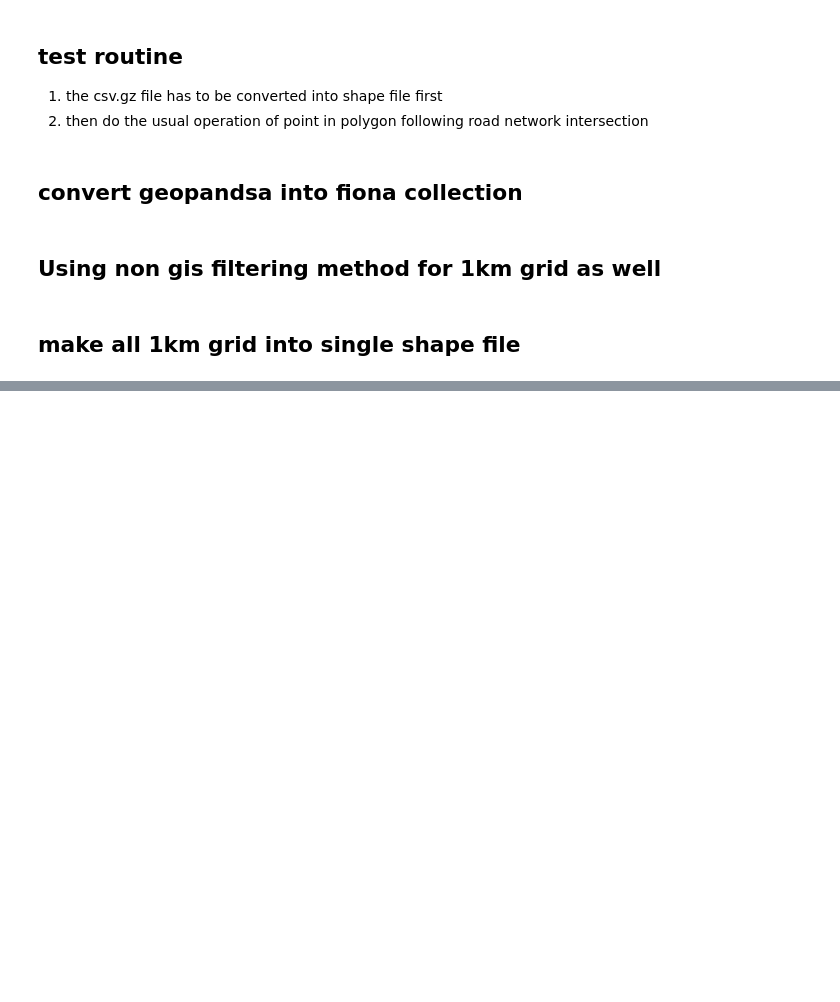
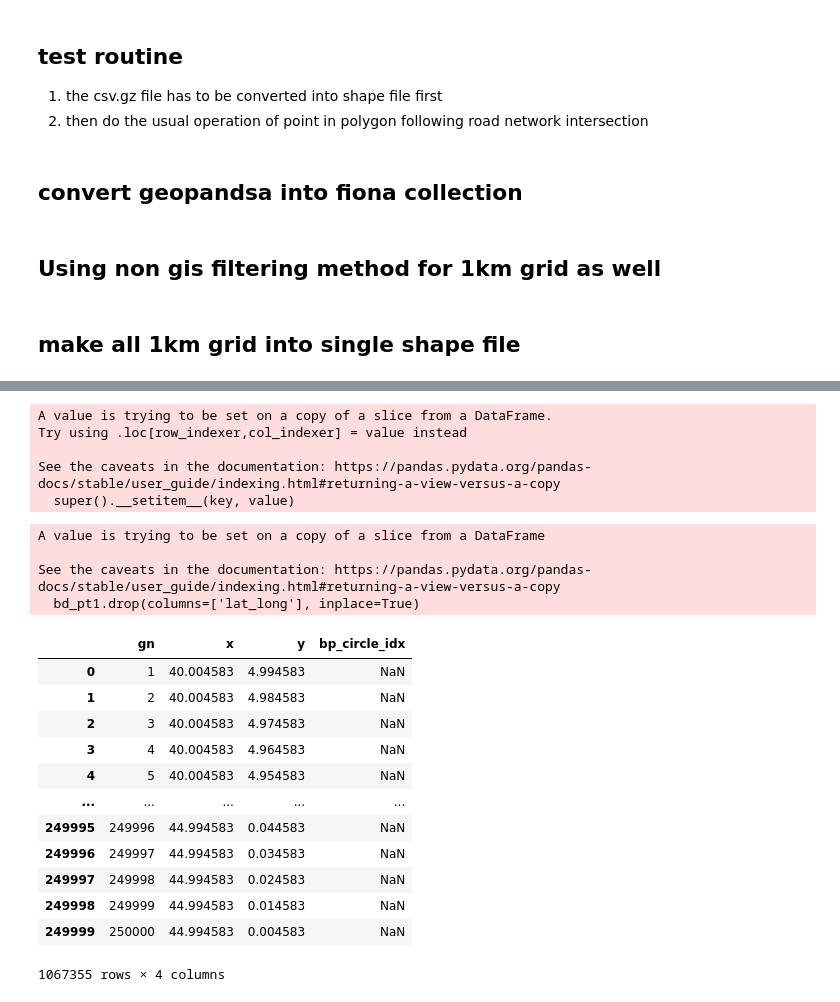
Before and after one commit to icpac-igad/ea-ibf-climada, a Jupyter notebook: exposure/building_footprint/building_footprint.ipynb, the cells around one changed output, grey strips where cells are left out. Saved outputs shown, nothing was run; the diff lists cells and outputs as text; code cells hidden in the pictures; blank space fills up the shorter version.

```diff
--- a/exposure/building_footprint/building_footprint.ipynb
+++ b/exposure/building_footprint/building_footprint.ipynb
@@ -782,0 +823,43 @@ db
+# %%
+grid_db1['length'] = grid_db1['bp_circle_idx'].str.len()
+#db=grid_db1.iloc[grid_db1['length'].max()]
+#db
+#grid_db1['length'].max()
+#db
+db=grid_db1[grid_db1['length']==8255]
+db_list=db['bp_circle_idx'].tolist()
+bd_pt1=bd_pt.iloc[db_list[0]]
+# %% [output]
+A value is trying to be set on a copy of a slice from a DataFrame.
+Try using .loc[row_indexer,col_indexer] = value instead
+
+See the caveats in the documentation: https://pandas.pydata.org/pandas-docs/stable/user_guide/indexing.html#returning-a-view-versus-a-copy
+  super().__setitem__(key, value)
+# %%
+#bd_pt1
+bd_pt1.drop(columns=['lat_long'], inplace=True)
+gdf=gp.GeoDataFrame(bd_pt1,geometry=gp.points_from_xy(bd_pt1.longitude,bd_pt1.latitude))
+gdf.to_file('/home/data_folder/points_s2_level_4_gzip/km_intersection/test2.shp')
+# %% [output]
+A value is trying to be set on a copy of a slice from a DataFrame
+
+See the caveats in the documentation: https://pandas.pydata.org/pandas-docs/stable/user_guide/indexing.html#returning-a-view-versus-a-copy
+  bd_pt1.drop(columns=['lat_long'], inplace=True)
+# %%
+grid_db2=grid_db1.explode('bp_circle_idx')
+grid_db2.drop(columns=['Maille','Maille_Y','Maille_X','geometry','Length','length'], inplace=True)
+grid_db2
+# %% [output]
+|  | gn | x | y | bp_circle_idx |
+| 0 | 1 | 40.004583 | 4.994583 | NaN |
+| 1 | 2 | 40.004583 | 4.984583 | NaN |
+| 2 | 3 | 40.004583 | 4.974583 | NaN |
+| 3 | 4 | 40.004583 | 4.964583 | NaN |
+| 4 | 5 | 40.004583 | 4.954583 | NaN |
+| ... | ... | ... | ... | ... |
+| 249995 | 249996 | 44.994583 | 0.044583 | NaN |
+| 249996 | 249997 | 44.994583 | 0.034583 | NaN |
+| 249997 | 249998 | 44.994583 | 0.024583 | NaN |
+| 249998 | 249999 | 44.994583 | 0.014583 | NaN |
+| 249999 | 250000 | 44.994583 | 0.004583 | NaN |
+1067355 rows × 4 columns
```
Also changed, not shown: parts of 63 cells of this notebook, 1 other file.
